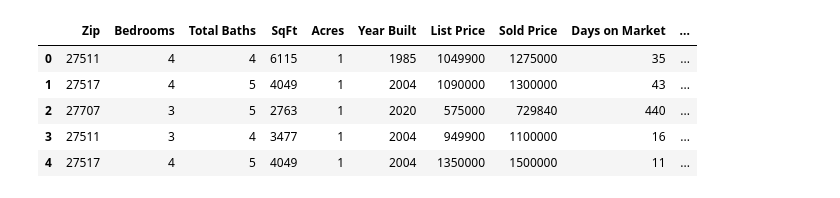
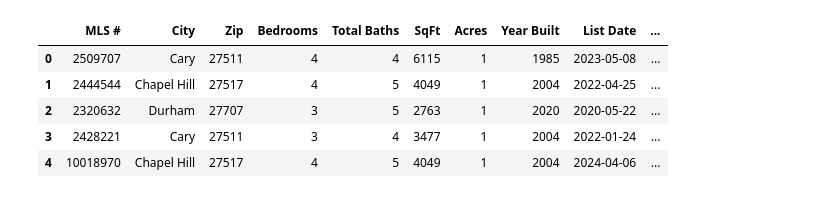
Before and after one commit to drlphysics/Real_Estate_ML_Project, a Jupyter notebook: th_solution.ipynb, the cells around one changed output. Drawn from its saved outputs; the diff is of its cells as text; code cells hidden in the pictures.

```diff
--- a/th_solution.ipynb
+++ b/th_solution.ipynb
@@ -1,17 +1,17 @@
 # %%
 # Import the Utility Functions
 import pandas as pd
 from sklearn.metrics import classification_report
 import mls_utils as utils
 
-df = pd.read_csv("Clean_Data/mls_th_cleaned_nostring.csv")
+df = pd.read_csv("Clean_Data/mls_th_cleaned.csv")
 df.head()
 # %% [output]
-|  | Zip | Bedrooms | Total Baths | SqFt | Acres | Year Built | List Price | Sold Price | Days on Market | ... |
-| 0 | 27511 | 4 | 4 | 6115 | 1 | 1985 | 1049900 | 1275000 | 35 | ... |
-| 1 | 27517 | 4 | 5 | 4049 | 1 | 2004 | 1090000 | 1300000 | 43 | ... |
-| 2 | 27707 | 3 | 5 | 2763 | 1 | 2020 | 575000 | 729840 | 440 | ... |
-| 3 | 27511 | 3 | 4 | 3477 | 1 | 2004 | 949900 | 1100000 | 16 | ... |
-| 4 | 27517 | 4 | 5 | 4049 | 1 | 2004 | 1350000 | 1500000 | 11 | ... |
+|  | MLS # | City | Zip | Bedrooms | Total Baths | SqFt | Acres | Year Built | List Date | ... |
+| 0 | 2509707 | Cary | 27511 | 4 | 4 | 6115 | 1 | 1985 | 2023-05-08 | ... |
+| 1 | 2444544 | Chapel Hill | 27517 | 4 | 5 | 4049 | 1 | 2004 | 2022-04-25 | ... |
+| 2 | 2320632 | Durham | 27707 | 3 | 5 | 2763 | 1 | 2020 | 2020-05-22 | ... |
+| 3 | 2428221 | Cary | 27511 | 3 | 4 | 3477 | 1 | 2004 | 2022-01-24 | ... |
+| 4 | 10018970 | Chapel Hill | 27517 | 4 | 5 | 4049 | 1 | 2004 | 2024-04-06 | ... |
 # %%
 #Select features and target variables
```
Also changed, not shown: parts of 6 cells of this notebook, 4 other files.
